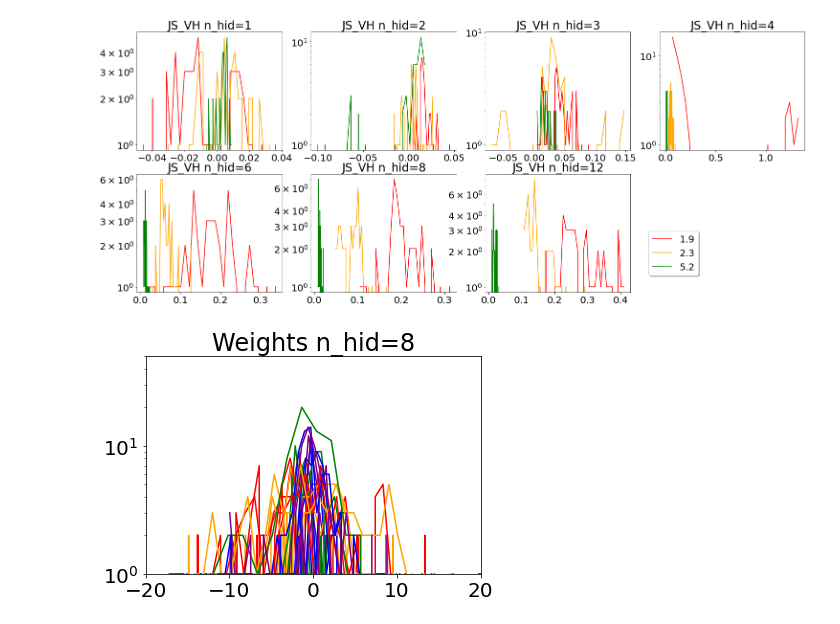
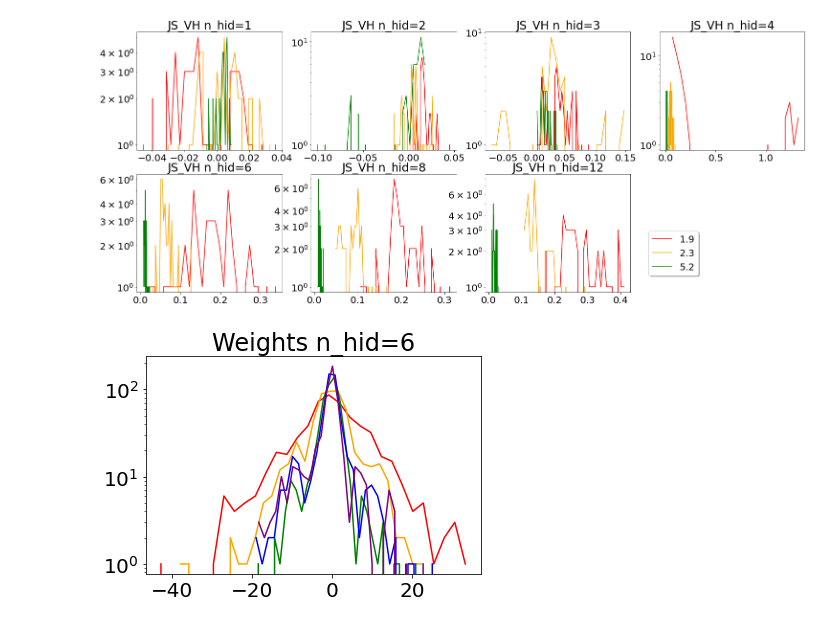
Before and after one commit to physicaone/loss_IG, a Jupyter notebook: [210902]visual_result5.ipynb, the cells around one changed output. Cells and saved outputs as stored; diff of their text form; code cells hidden in the pictures.

```diff
--- a/[210902]visual_result5.ipynb
+++ b/[210902]visual_result5.ipynb
@@ -339,7 +339,7 @@ vol=512
 batch_size=int(vol/2)
 epoch_to_save=[2**i for i in range(20)]
 n_epochs=epoch_to_save[-1]+1
-n_hid_list=[1, 2, 3, 4, 6, 8]
+n_hid_list=[6]
 T_list=[1.9, 2.3, 5.2, 10, 16]
 T_color=['red', 'orange', 'green', 'blue', 'purple']
 n_hid_color=['red', 'orange', 'yellow', 'green', 'skyblue', 'blue', 'purple', 'black']
@@ -354,36 +354,37 @@ Weights={}
 for T in T_list:
     Weights[str(T)]={}
     for n_hid in n_hid_list:
-        Weight=[]
+        Weights[str(T)][str(n_hid)]=[]
         models=pd.read_pickle('{base}/loss_IG/3*3/state_dict/model_n_hid={n_hid}_T={T}_lr={lr}_vol={vol}_std={std}.pkl'.format(base=base, n_hid=n_hid, T=T, lr=lr, vol=vol, std=std))
-        Weights[str(T)][str(n_hid)]=models['0'][-1]['Weight'].view(9*n_hid)
+        for m in range(10):
+            Weights[str(T)][str(n_hid)].append(models[str(m)][-1]['Weight'].view(9*n_hid))
+        Weights[str(T)][str(n_hid)]=torch.stack(Weights[str(T)][str(n_hid)]).view(90*n_hid)
 x_dict={}
 y_dict={}
 for T in T_list:
     x_dict[str(T)]={}
     y_dict[str(T)]={}
     for n_hid in n_hid_list:
         x1, y1=get_hist(Weights[str(T)][str(n_hid)])
         x_dict[str(T)][str(n_hid)]=x1
         y_dict[str(T)][str(n_hid)]=y1
 
 
 for i in range(1, len(n_hid_list)+1):
     n_hid=str(n_hid_list[i-1])
 #         plt.subplot(2, 4, i)
     plt.rcParams["font.size"] = "20"
     plt.title('Weights n_hid={n_hid}'.format(n_hid=n_hid))
-    plt.xlim(-20, 20)
-    plt.ylim(0, 50)
+    # plt.xlim(-20, 20)
+    # plt.ylim(0, 50)
 
     for t in range(len(T_list)):
         plt.plot(x_dict[str(T_list[t])][str(n_hid)], y_dict[str(T_list[t])][str(n_hid)], c=T_color[t], label = T_list[t])
 #     plt.savefig('{base}/loss_IG/3*3/imgs/{j}.png'.format(base=base, j=j))
 
     plt.yscale('log')
-    plt.xlim(-20, 20)
 #     plt.ylim(0, 1400)
     # plt.legend(loc='lower right', bbox_to_anchor=(1.5, 0.1), ncol=1, fancybox=True, shadow=True)
     # plt.ylim(1, 10000)
 # %% [output]
-[figure, old version]
+[figure, new version]
```
Also changed, not shown: parts of 3 cells of this notebook.
